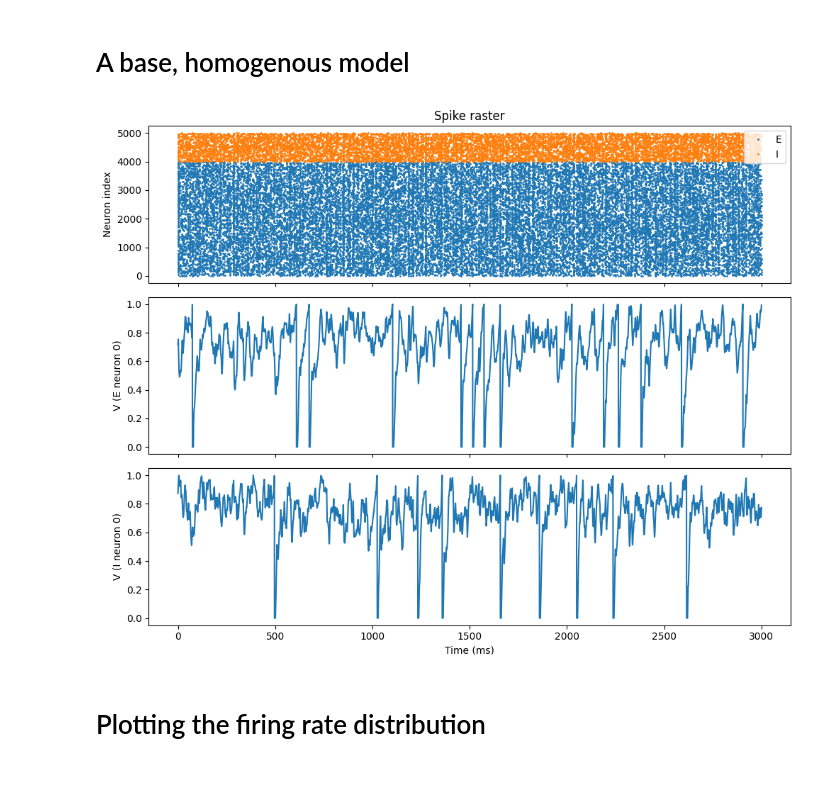
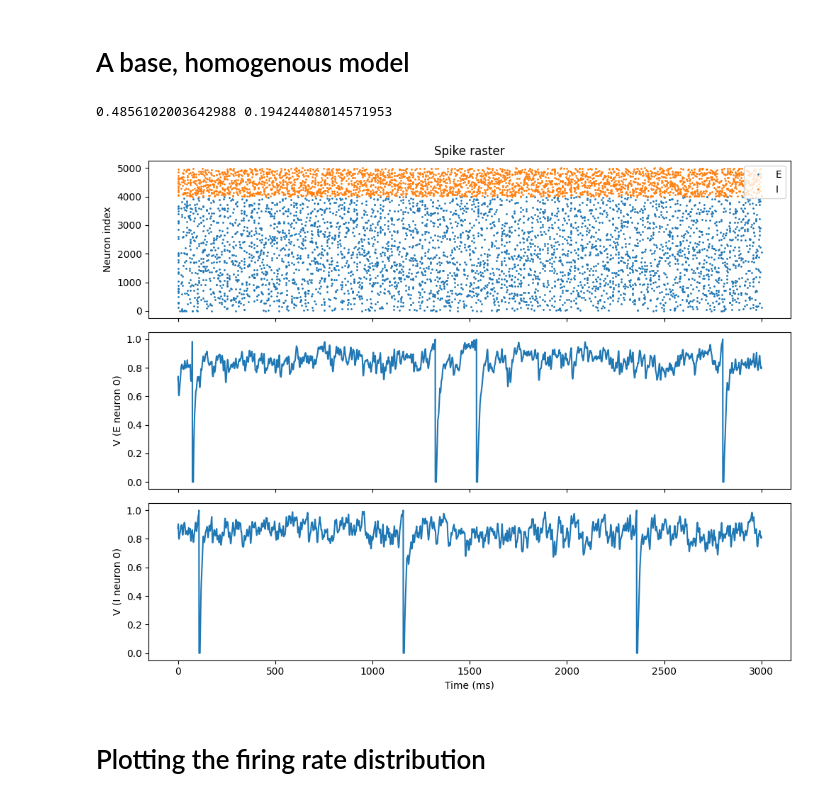
Before and after one commit to arjunpur/clustered-networks, a Jupyter notebook: base_model.ipynb, the cells around one changed output. Saved outputs shown, nothing was run; the diff lists cells and outputs as text; code cells hidden in the pictures.

```diff
--- a/base_model.ipynb
+++ b/base_model.ipynb
@@ -21,11 +21,13 @@ class ClusterParams:
 
 
     def calculate_p_in_out(self, N_E: int, p_avg: float) -> Tuple[float, float]:
-        # TODO: Look into this. There might be a bug here
-        Q = N_E / self.cluster_size  # number of clusters
+        # Use within-cluster pair probability (exclude self)
+        p_same = (self.cluster_size - 1) / (N_E - 1)
 
-        # Solve: p_out * (R_ee + Q - 1) / Q = p_avg
-        p_out = p_avg * Q / (self.R_ee + Q - 1)
+        # Enforce: p_avg = p_same * p_in + (1 - p_same) * p_out
+        # and p_in = R_ee * p_out
+        denom = p_same * self.R_ee + (1 - p_same)
+        p_out = p_avg / denom
         p_in = self.R_ee * p_out
 
         return p_in, p_out
@@ -146,7 +148,7 @@ start_scope()
 
 # --- Model parameters ---
 params = ModelParams()
-cluster_params = ClusterParams(enabled=True, R_ee=4.5)
+cluster_params = ClusterParams(enabled=True, R_ee=2.5)
 rng = params.get_rng()
 
 # Unpack scaled weights
@@ -269,34 +271,35 @@ S_inp.connect(j='i')  # one-to-one
 # --- Monitors ---
 M_E = StateMonitor(E, variables=['V'], record=True)
 M_I = StateMonitor(I, variables=['V'], record=True)
 spk_E = SpikeMonitor(E)
 spk_I = SpikeMonitor(I)
 
 run(params.duration)
 
 # --- Plotting ---
 fig, axes = plt.subplots(3, 1, figsize=(10, 8), sharex=True)
 
 # Raster plot
 axes[0].plot(spk_E.t/ms, spk_E.i, '.', markersize=2, label='E')
 axes[0].plot(spk_I.t/ms, spk_I.i + params.N_E, '.', markersize=2, label='I')
 axes[0].set_ylabel('Neuron index')
 axes[0].set_title('Spike raster')
 axes[0].legend(loc='upper right')
 
 # Example E neuron voltage
 axes[1].plot(M_E.t/ms, M_E.V[0])
 axes[1].set_ylabel('V (E neuron 0)')
 
 # Example I neuron voltage
 axes[2].plot(M_I.t/ms, M_I.V[0])
 axes[2].set_ylabel('V (I neuron 0)')
 axes[2].set_xlabel('Time (ms)')
 
 plt.tight_layout()
 plt.show()
 # %% [output]
+0.4856102003642988 0.19424408014571953
-[figure, old version]
+[figure, new version]
 # %%
 def firing_rate(spike_monitor, num_in_population, start_t, window_t):
     # The paper only counts spikes after 1.5s, and looks for 1.5s - we do the same
```
